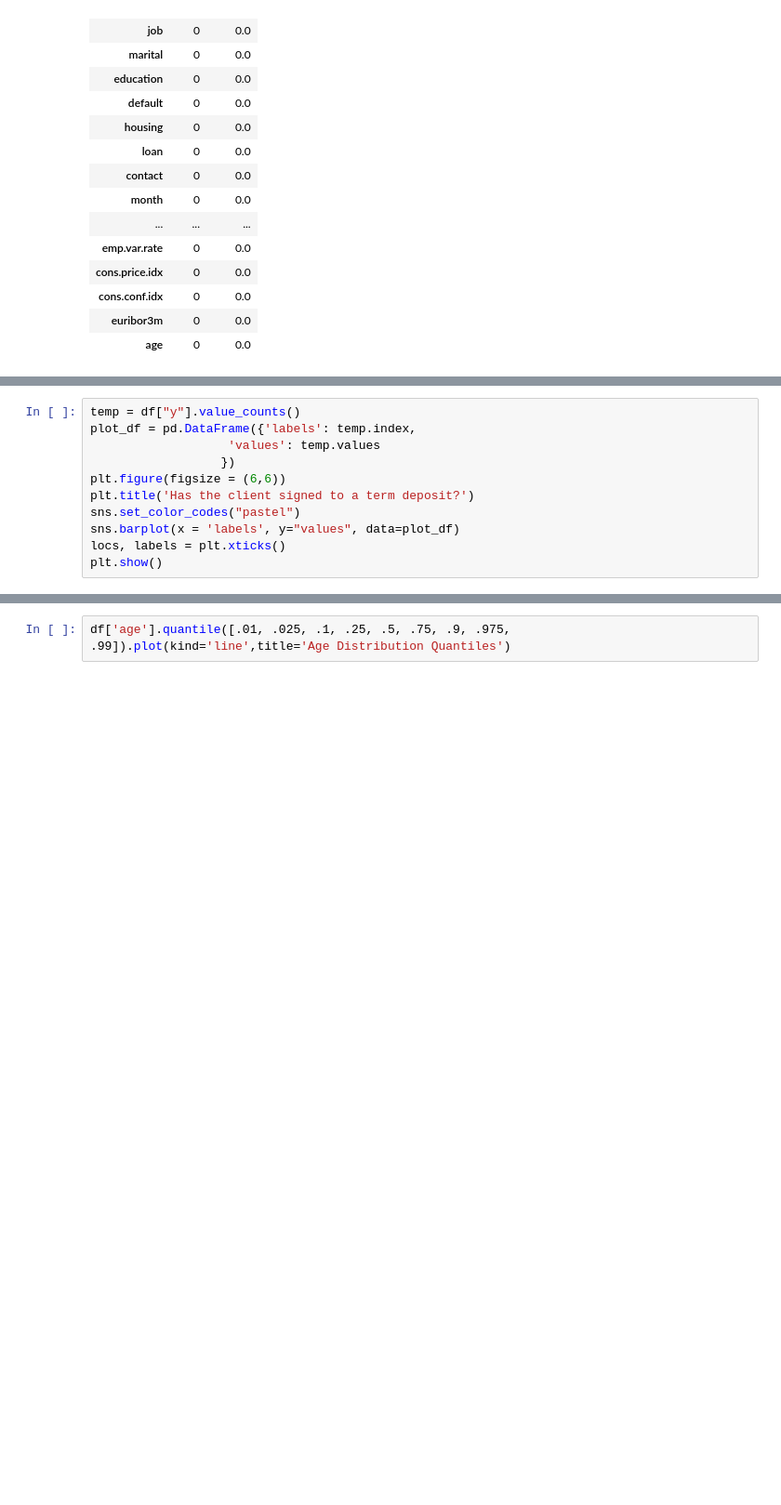
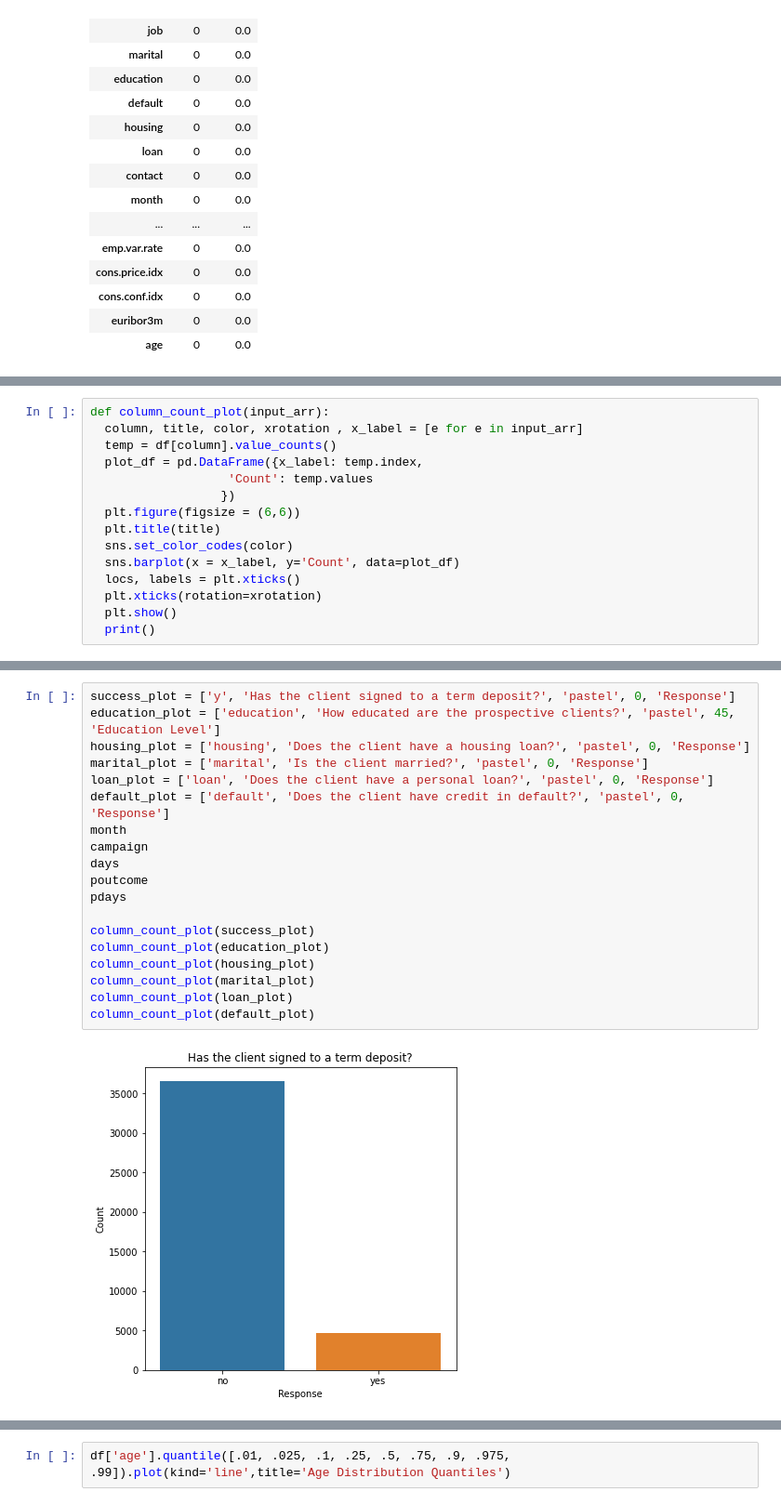
Before and after one commit to jacksdata/Bank-Data-EDA-Dashboard, a Jupyter notebook: Bank_EDA+Predict+Dashboard.ipynb, the cells around one changed output, grey strips where cells are left out. Shown: that part at 93% size. Cells and saved outputs as stored; diff of their text form; blank space fills up the shorter version.

```diff
--- a/Bank_EDA+Predict+Dashboard.ipynb
+++ b/Bank_EDA+Predict+Dashboard.ipynb
@@ -88,11 +153,15 @@ missing_data(df)
 # %%
-temp = df["y"].value_counts()
-plot_df = pd.DataFrame({'labels': temp.index,
-                   'values': temp.values
+def column_count_plot(input_arr):
+  column, title, color, xrotation , x_label = [e for e in input_arr]
+  temp = df[column].value_counts()
+  plot_df = pd.DataFrame({x_label: temp.index,
+                   'Count': temp.values
                   })
-plt.figure(figsize = (6,6))
-plt.title('Has the client signed to a term deposit?')
-sns.set_color_codes("pastel")
-sns.barplot(x = 'labels', y="values", data=plot_df)
-locs, labels = plt.xticks()
-plt.show()
+  plt.figure(figsize = (6,6))
+  plt.title(title)
+  sns.set_color_codes(color)
+  sns.barplot(x = x_label, y='Count', data=plot_df)
+  locs, labels = plt.xticks()
+  plt.xticks(rotation=xrotation)
+  plt.show()
+  print()
@@ -100,0 +191,21 @@ plt.show()
+# %%
+success_plot = ['y', 'Has the client signed to a term deposit?', 'pastel', 0, 'Response']
+education_plot = ['education', 'How educated are the prospective clients?', 'pastel', 45, 'Education Level']
+housing_plot = ['housing', 'Does the client have a housing loan?', 'pastel', 0, 'Response']
+marital_plot = ['marital', 'Is the client married?', 'pastel', 0, 'Response']
+loan_plot = ['loan', 'Does the client have a personal loan?', 'pastel', 0, 'Response']
+default_plot = ['default', 'Does the client have credit in default?', 'pastel', 0, 'Response']
+month
+campaign
+days
+poutcome
+pdays
+
+column_count_plot(success_plot)
+column_count_plot(education_plot)
+column_count_plot(housing_plot)
+column_count_plot(marital_plot)
+column_count_plot(loan_plot)
+column_count_plot(default_plot)
+# %% [output]
+[figure, added]
```
Also changed, not shown: parts of 51 cells of this notebook.
